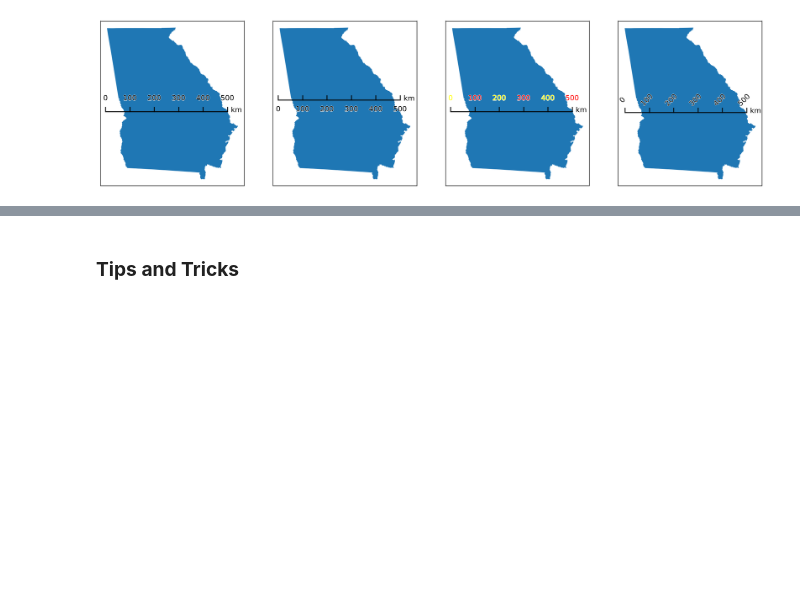
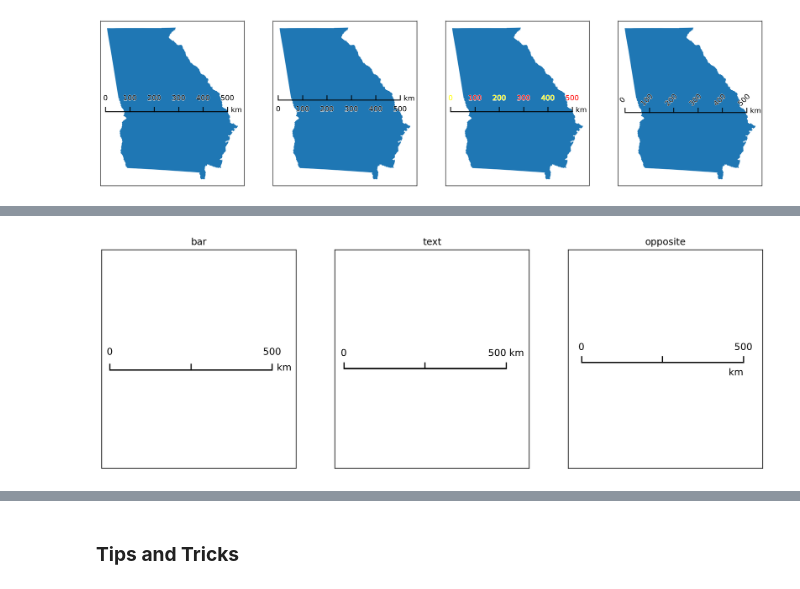
Before and after one commit to moss-xyz/matplotlib-map-utils, a Jupyter notebook: matplotlib_map_utils/docs/howto_scale_bar.ipynb, the cells around one changed output, grey strips where cells are left out. Drawn from its saved outputs; the diff is of its cells as text; code cells hidden in the pictures; blank space fills up the shorter version.

```diff
--- a/matplotlib_map_utils/docs/howto_scale_bar.ipynb
+++ b/matplotlib_map_utils/docs/howto_scale_bar.ipynb
@@ -361,0 +397,20 @@ for ax,m in zip(axs.flatten(), modifications):
+# %%
+# This block will show the different label locations
+# Creating 1x3 subplots
+fig, axs = new_map(1,3, figsize=(15,5))
+# Now we define the different label settings
+modifications = [
+    # Iterating through the label locations
+    {"loc":"bar"},
+    {"loc":"text"},
+    {"loc":"opposite"}, # this one looks best when bar["minor_type"] = "last_only"
+]
+# We'll first iterate through each of the two minor_types
+for ax,m in zip(axs.flatten(), modifications):
+    states.query(f"NAME=='Georgia'").plot(ax=ax, color="white")
+    ax.set_aspect(1, adjustable="datalim")
+    scale_bar(ax=ax, location="center", style="ticks", labels={"style":"first_last"}, units=m,
+                bar={"projection":3857,"max":500,"major_div":2,"minor_div":5,"minor_type":"none"})
+    ax.set_title(m["loc"])
+# %% [output]
+[figure, added]
```
Also changed, not shown: parts of 22 cells of this notebook, 2 other files.
